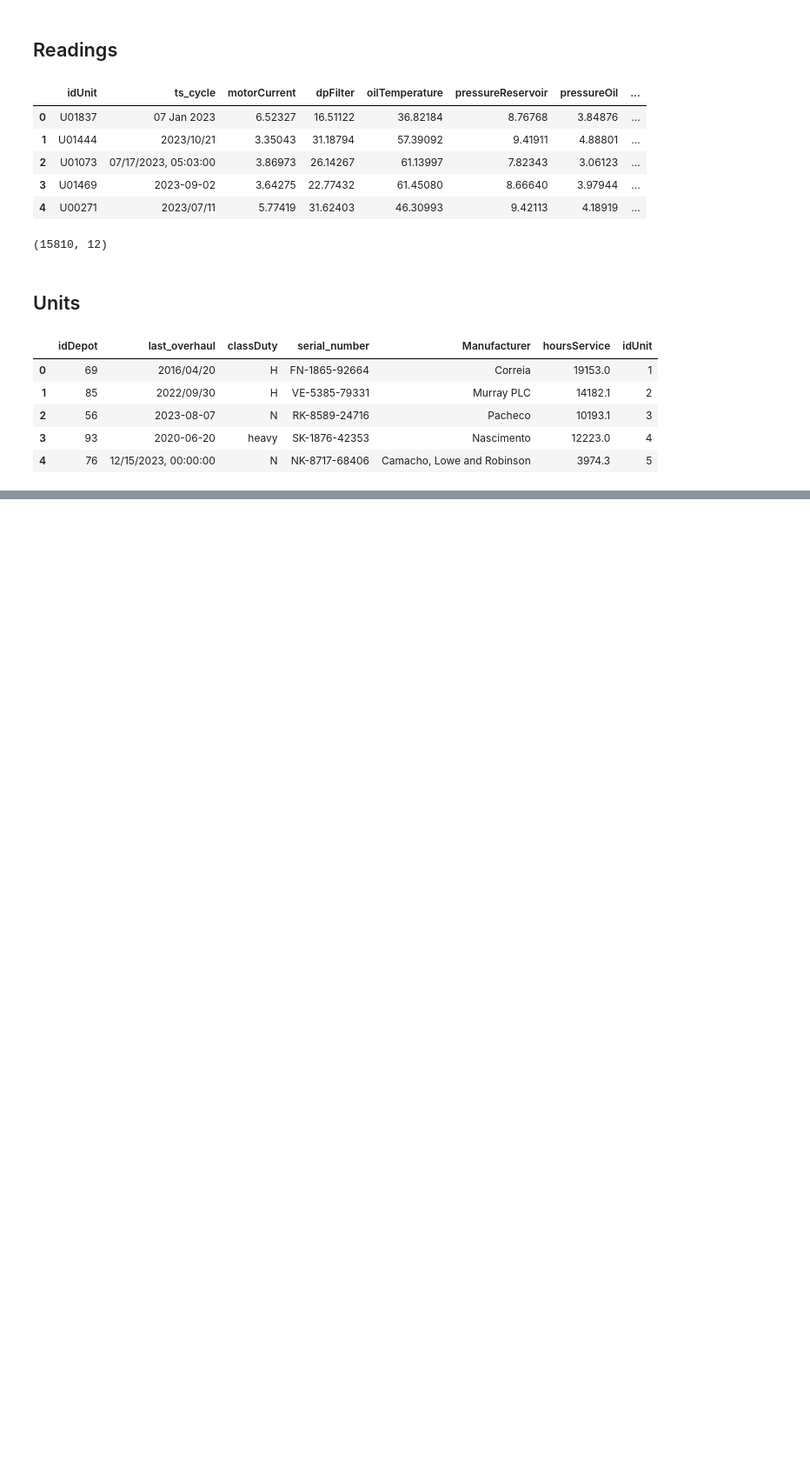
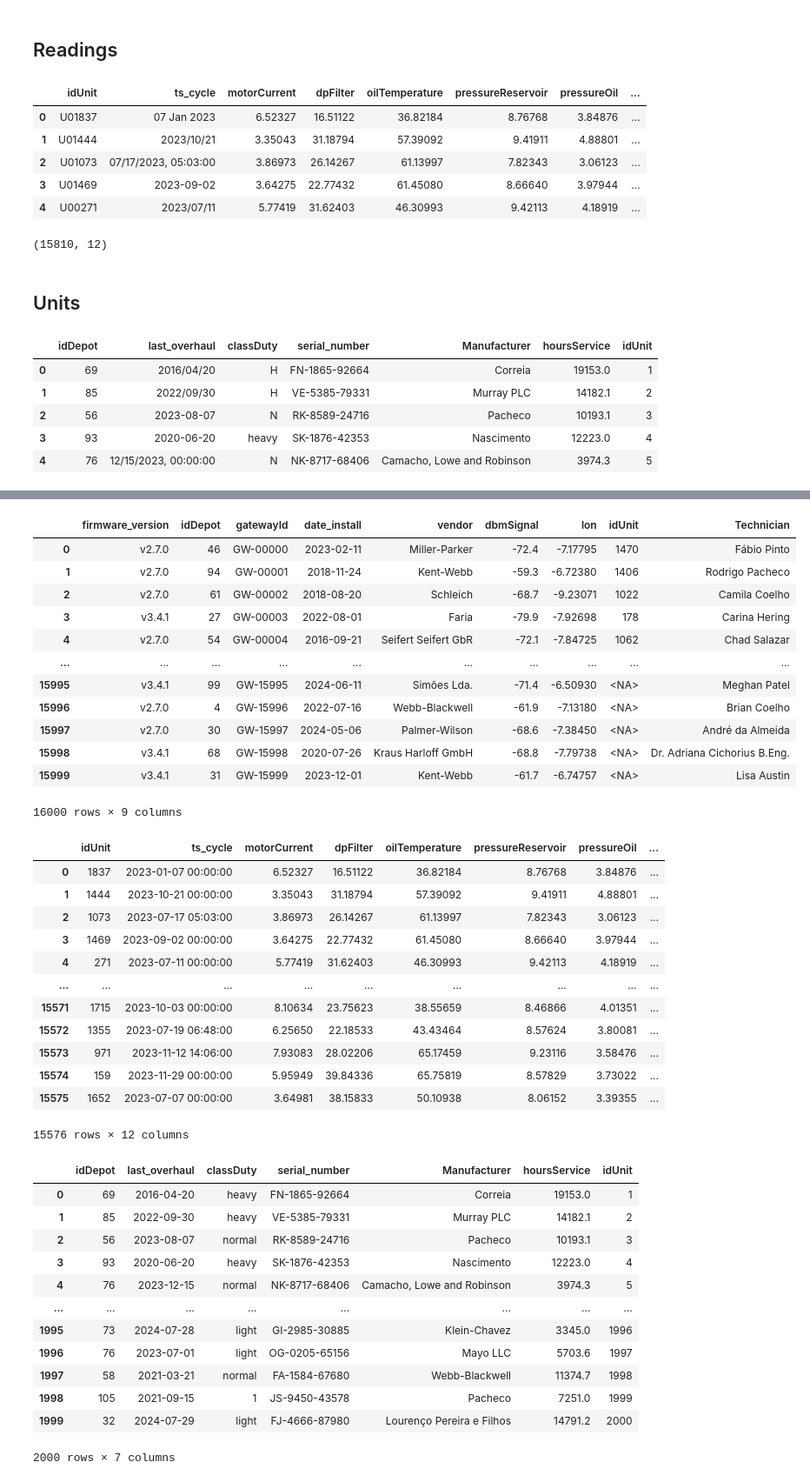
Before and after one commit to CIEXYZ/IAU_Kysil_Petrishka, a Jupyter notebook: src/phase1.ipynb, the cells around one changed output, grey strips where cells are left out. Shown at 87% size. Cells and saved outputs as stored; diff of their text form; code cells hidden in the pictures; blank space fills up the shorter version.

```diff
--- a/src/phase1.ipynb
+++ b/src/phase1.ipynb
@@ -84,3 +87,8 @@ gateways_df.head(10)
 | 7 | v1.2.5 | 67 | GW-00007 | 2015/05/01 | Gunpf | 164.115.43.0 | -67.0 | -7.43576 | 1123.0 | ... |
 | 8 | v3.4.1 | 15 | GW-00008 | 13 Dec 2021 | Kent-Webb | 135.214.121.92 | -83.4 | -8.20020 | 1727.0 | ... |
 | 9 | v3.4.1 | 103 | GW-00009 | 2022-02-25 | Flowers LLC | 132.23.24.31 | -88.6 | -8.94936 | 73.0 | ... |
+# %%
+# convert unit ID to nullable integers, preserving missing values
+gateways_df["idUnit"] = gateways_df["idUnit"].astype("Int64")
+gateways_df = gateways_df.drop(columns=["Ipv4"], errors="ignore")
+gateways_df.head(10)
@@ -191,0 +220,72 @@ display(units_df.head())
+# %%
+tables = {"gateways": gateways_df, "readings": readings_df, "units": units_df}
+date_columns = {"gateways": "date_install", "readings": "ts_cycle", "units": "last_overhaul"}
+normalized = {}
+
+for name, table in tables.items():
+    # remove exact duplicate rows so repeated copies do not bias the analysis.
+    frame = table.drop_duplicates().copy()
+    for column in frame.select_dtypes(include=["object", "string"]).columns:
+        frame[column] = frame[column].astype("string").str.strip().replace("", pd.NA)
+    for column in [c for c in ["idUnit", "idDepot"] if c in frame]:
+        key_text = frame[column].astype("string")
+        if name == "readings" and column == "idUnit":
+            # remove the U prefix to match the integer IDs in the metadata tables
+            key_text = key_text.str.replace(r"^U", "", regex=True)
+        numeric = pd.to_numeric(key_text, errors="coerce")
+        valid = numeric.notna() & np.isfinite(numeric) & numeric.ge(0) & numeric.mod(1).eq(0)
+        # replace invalid IDs with missing value, zero is a valid depot ID
+        frame[column] = numeric.where(valid).astype("Int64")
+    frame[date_columns[name]] = pd.to_datetime(frame[date_columns[name]], format="mixed", errors="coerce")
+    if name == "units":
+        frame["classDuty"] = frame["classDuty"].str.lower().replace(
+            {"h": "heavy", "l": "light", "n": "normal"})
+    # remove full-row duplicates that become identical after format normalization.
+    normalized[name] = frame.drop_duplicates().copy()
+
+gateways_clean = normalized["gateways"]
+readings_clean = normalized["readings"]
+units_clean = normalized["units"]
+display(gateways_clean)
+display(readings_clean)
+display(units_clean)
+# %% [output]
+|  | firmware_version | idDepot | gatewayId | date_install | vendor | dbmSignal | lon | idUnit | Technician |
+| 0 | v2.7.0 | 46 | GW-00000 | 2023-02-11 | Miller-Parker | -72.4 | -7.17795 | 1470 | Fábio Pinto |
+| 1 | v2.7.0 | 94 | GW-00001 | 2018-11-24 | Kent-Webb | -59.3 | -6.72380 | 1406 | Rodrigo Pacheco |
+| 2 | v2.7.0 | 61 | GW-00002 | 2018-08-20 | Schleich | -68.7 | -9.23071 | 1022 | Camila Coelho |
+| 3 | v3.4.1 | 27 | GW-00003 | 2022-08-01 | Faria | -79.9 | -7.92698 | 178 | Carina Hering |
+| 4 | v2.7.0 | 54 | GW-00004 | 2016-09-21 | Seifert Seifert GbR | -72.1 | -7.84725 | 1062 | Chad Salazar |
+| ... | ... | ... | ... | ... | ... | ... | ... | ... | ... |
+| 15995 | v3.4.1 | 99 | GW-15995 | 2024-06-11 | Simões Lda. | -71.4 | -6.50930 | <NA> | Meghan Patel |
+| 15996 | v2.7.0 | 4 | GW-15996 | 2022-07-16 | Webb-Blackwell | -61.9 | -7.13180 | <NA> | Brian Coelho |
+| 15997 | v2.7.0 | 30 | GW-15997 | 2024-05-06 | Palmer-Wilson | -68.6 | -7.38450 | <NA> | André da Almeida |
+| 15998 | v3.4.1 | 68 | GW-15998 | 2020-07-26 | Kraus Harloff GmbH | -68.8 | -7.79738 | <NA> | Dr. Adriana Cichorius B.Eng. |
+| 15999 | v3.4.1 | 31 | GW-15999 | 2023-12-01 | Kent-Webb | -61.7 | -6.74757 | <NA> | Lisa Austin |
+16000 rows × 9 columns
+|  | idUnit | ts_cycle | motorCurrent | dpFilter | oilTemperature | pressureReservoir | pressureOil | ... |
+| 0 | 1837 | 2023-01-07 00:00:00 | 6.52327 | 16.51122 | 36.82184 | 8.76768 | 3.84876 | ... |
+| 1 | 1444 | 2023-10-21 00:00:00 | 3.35043 | 31.18794 | 57.39092 | 9.41911 | 4.88801 | ... |
+| 2 | 1073 | 2023-07-17 05:03:00 | 3.86973 | 26.14267 | 61.13997 | 7.82343 | 3.06123 | ... |
+| 3 | 1469 | 2023-09-02 00:00:00 | 3.64275 | 22.77432 | 61.45080 | 8.66640 | 3.97944 | ... |
+| 4 | 271 | 2023-07-11 00:00:00 | 5.77419 | 31.62403 | 46.30993 | 9.42113 | 4.18919 | ... |
+| ... | ... | ... | ... | ... | ... | ... | ... | ... |
+| 15571 | 1715 | 2023-10-03 00:00:00 | 8.10634 | 23.75623 | 38.55659 | 8.46866 | 4.01351 | ... |
+| 15572 | 1355 | 2023-07-19 06:48:00 | 6.25650 | 22.18533 | 43.43464 | 8.57624 | 3.80081 | ... |
+| 15573 | 971 | 2023-11-12 14:06:00 | 7.93083 | 28.02206 | 65.17459 | 9.23116 | 3.58476 | ... |
+| 15574 | 159 | 2023-11-29 00:00:00 | 5.95949 | 39.84336 | 65.75819 | 8.57829 | 3.73022 | ... |
+| 15575 | 1652 | 2023-07-07 00:00:00 | 3.64981 | 38.15833 | 50.10938 | 8.06152 | 3.39355 | ... |
+15576 rows × 12 columns
+|  | idDepot | last_overhaul | classDuty | serial_number | Manufacturer | hoursService | idUnit |
+| 0 | 69 | 2016-04-20 | heavy | FN-1865-92664 | Correia | 19153.0 | 1 |
+| 1 | 85 | 2022-09-30 | heavy | VE-5385-79331 | Murray PLC | 14182.1 | 2 |
+| 2 | 56 | 2023-08-07 | normal | RK-8589-24716 | Pacheco | 10193.1 | 3 |
+| 3 | 93 | 2020-06-20 | heavy | SK-1876-42353 | Nascimento | 12223.0 | 4 |
+| 4 | 76 | 2023-12-15 | normal | NK-8717-68406 | Camacho, Lowe and Robinson | 3974.3 | 5 |
+| ... | ... | ... | ... | ... | ... | ... | ... |
+| 1995 | 73 | 2024-07-28 | light | GI-2985-30885 | Klein-Chavez | 3345.0 | 1996 |
+| 1996 | 76 | 2023-07-01 | light | OG-0205-65156 | Mayo LLC | 5703.6 | 1997 |
+| 1997 | 58 | 2021-03-21 | normal | FA-1584-67680 | Webb-Blackwell | 11374.7 | 1998 |
+| 1998 | 105 | 2021-09-15 | 1 | JS-9450-43578 | Pacheco | 7251.0 | 1999 |
+| 1999 | 32 | 2024-07-29 | light | FJ-4666-87980 | Lourenço Pereira e Filhos | 14791.2 | 2000 |
+2000 rows × 7 columns
```
Also changed, not shown: parts of 12 cells of this notebook.
